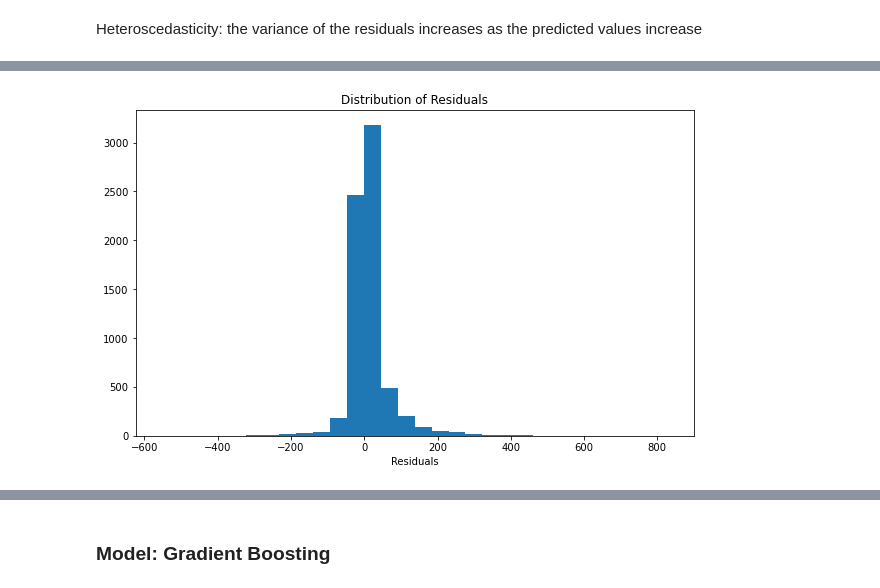
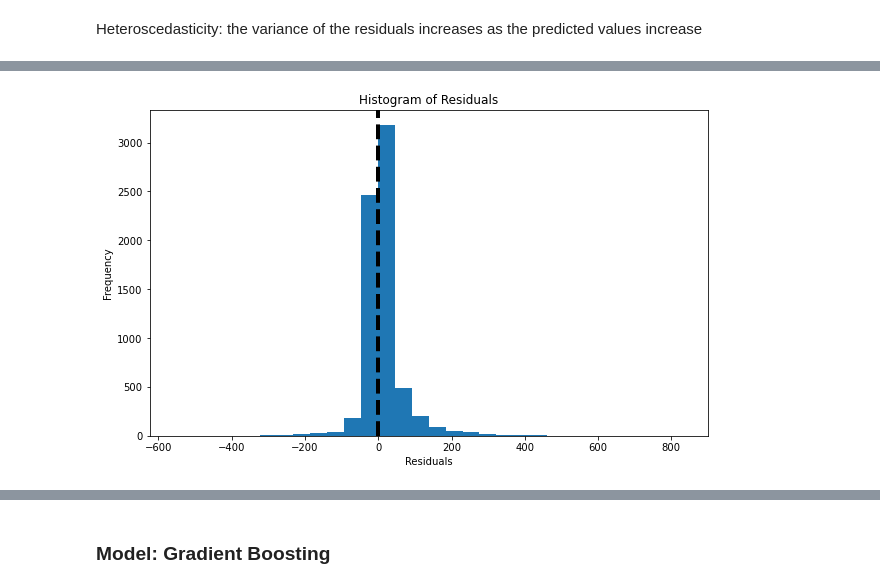
Before and after one commit to tabeaeggler/UrbanMobility, a Jupyter notebook: notebooks/05_model_random_forest.ipynb, the cells around one changed output, grey strips where cells are left out. Cells and saved outputs as stored; diff of their text form; code cells hidden in the pictures.

Commit message:
added visualisations on model performance

```diff
--- a/notebooks/05_model_random_forest.ipynb
+++ b/notebooks/05_model_random_forest.ipynb
@@ -177,8 +201,10 @@ Heteroscedasticity: the variance of the residuals increases as the predicted val
 # %%
-plt.figure(figsize=(10,6))
+plt.figure(figsize=(10, 6))
 plt.hist(residuals, bins=30)
+plt.axvline(0, color='k', linestyle='--', lw=4)
 plt.xlabel('Residuals')
-plt.title('Distribution of Residuals')
+plt.ylabel('Frequency')
+plt.title('Histogram of Residuals')
 plt.show()
 # %% [output]
-[figure, old version]
+[figure, new version]
```
Also changed, not shown: parts of 10 cells of this notebook, 1 other file.
